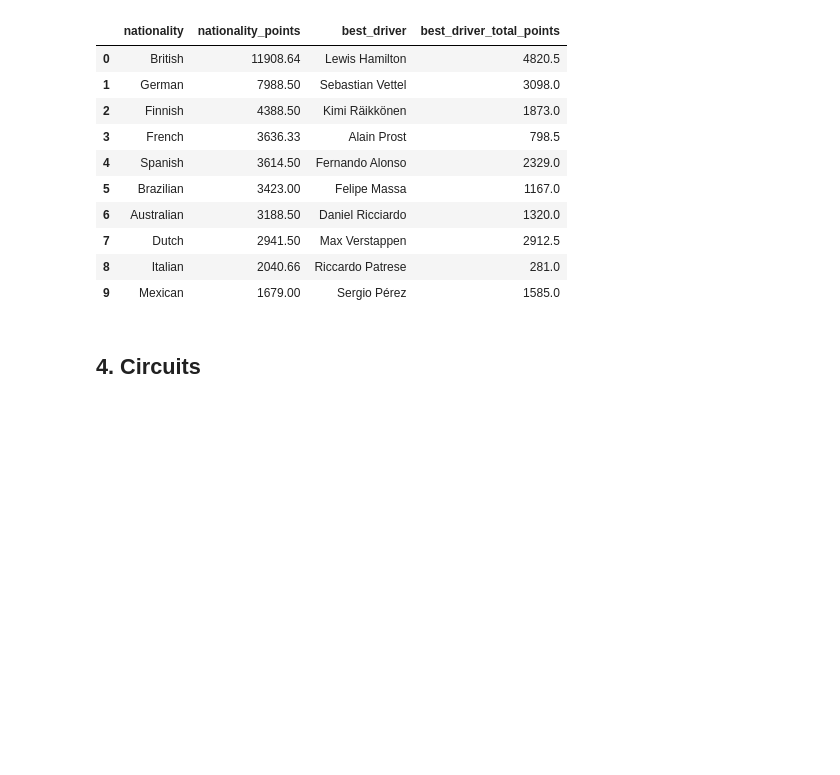
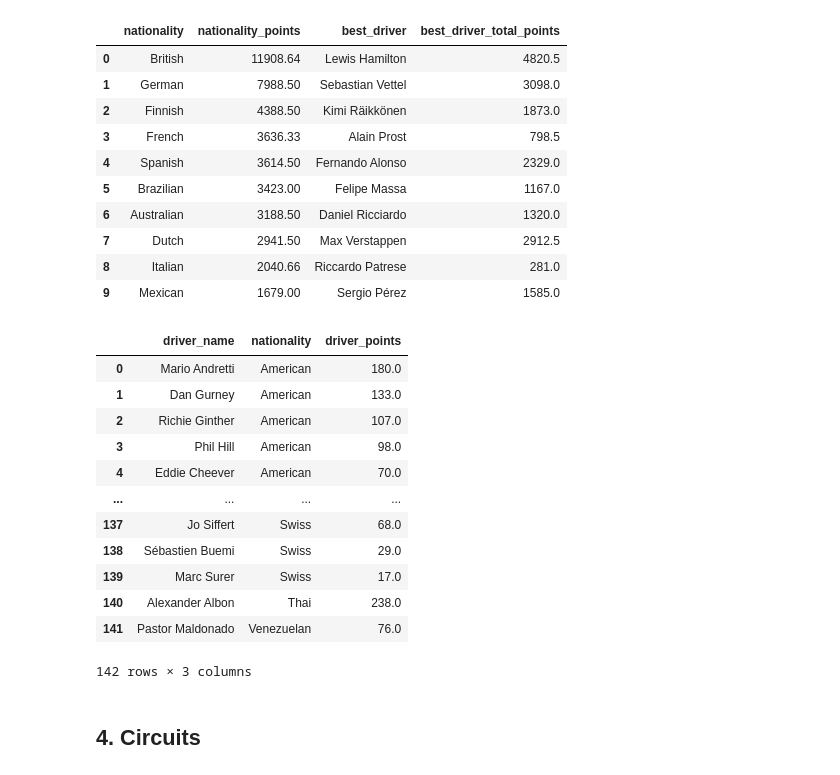
Before and after one commit to jakowczukalicja/formula1-sql-analysis, a Jupyter notebook: analysis.ipynb, the cells around one changed output. Drawn from its saved outputs; the diff is of its cells as text; code cells hidden in the pictures; blank space fills up the shorter version.

Commit message:
driver nationality comparison

```diff
--- a/analysis.ipynb
+++ b/analysis.ipynb
@@ -361,6 +361,49 @@ pd.read_sql(query, conn)
 | 7 | Dutch | 2941.50 | Max Verstappen | 2912.5 |
 | 8 | Italian | 2040.66 | Riccardo Patrese | 281.0 |
 | 9 | Mexican | 1679.00 | Sergio Pérez | 1585.0 |
+# %%
+# Which drivers scored above average points for their nationality?
+
+query = """
+WITH drivers_total_points AS(
+    SELECT
+    d.driverId,
+    d.forename,
+    d.surname,
+    d.nationality,
+    SUM(re.points) AS driver_points
+    FROM drivers d
+    INNER JOIN results re ON re.driverId = d.driverId
+    GROUP BY d.driverId
+)
+    SELECT
+    forename || ' ' || surname AS driver_name,
+    nationality,
+    driver_points
+    FROM drivers_total_points d
+    WHERE driver_points > (
+        SELECT AVG(driver_points)
+        FROM drivers_total_points d2
+        WHERE d2.nationality = d.nationality
+    )
+    ORDER BY nationality, driver_points DESC
+"""
+
+pd.read_sql(query, conn)
+# %% [output]
+|  | driver_name | nationality | driver_points |
+| 0 | Mario Andretti | American | 180.0 |
+| 1 | Dan Gurney | American | 133.0 |
+| 2 | Richie Ginther | American | 107.0 |
+| 3 | Phil Hill | American | 98.0 |
+| 4 | Eddie Cheever | American | 70.0 |
+| ... | ... | ... | ... |
+| 137 | Jo Siffert | Swiss | 68.0 |
+| 138 | Sébastien Buemi | Swiss | 29.0 |
+| 139 | Marc Surer | Swiss | 17.0 |
+| 140 | Alexander Albon | Thai | 238.0 |
+| 141 | Pastor Maldonado | Venezuelan | 76.0 |
+142 rows × 3 columns
 # %% [markdown]
 ## 4. Circuits
 # %%
```
